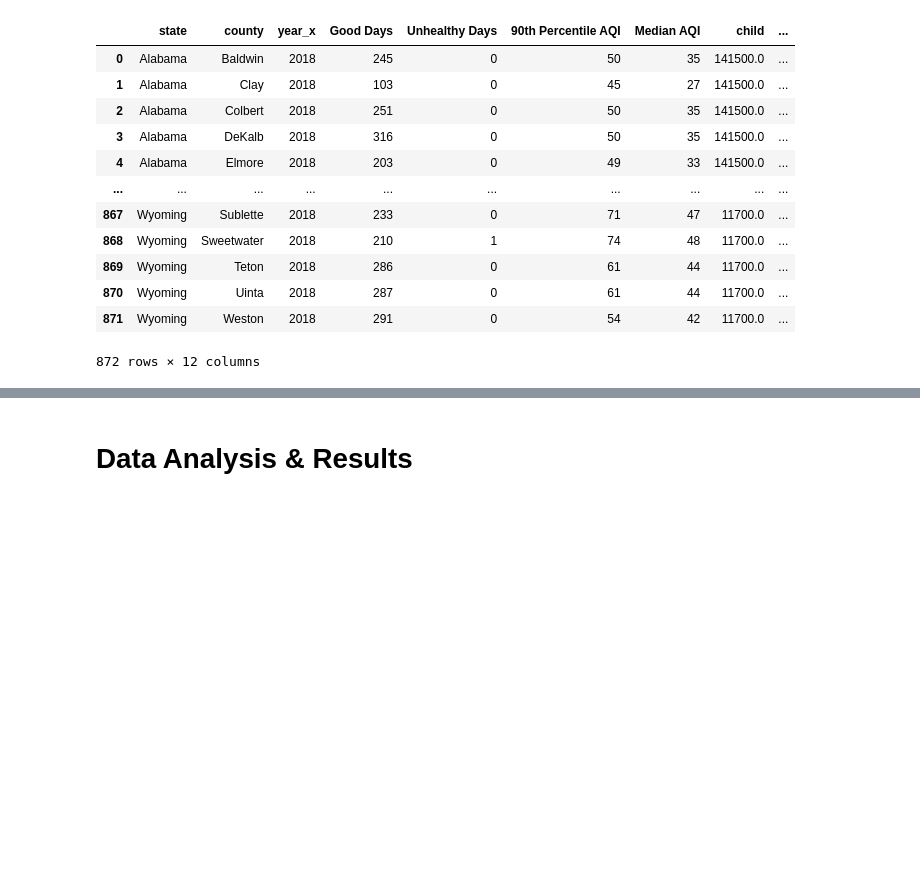
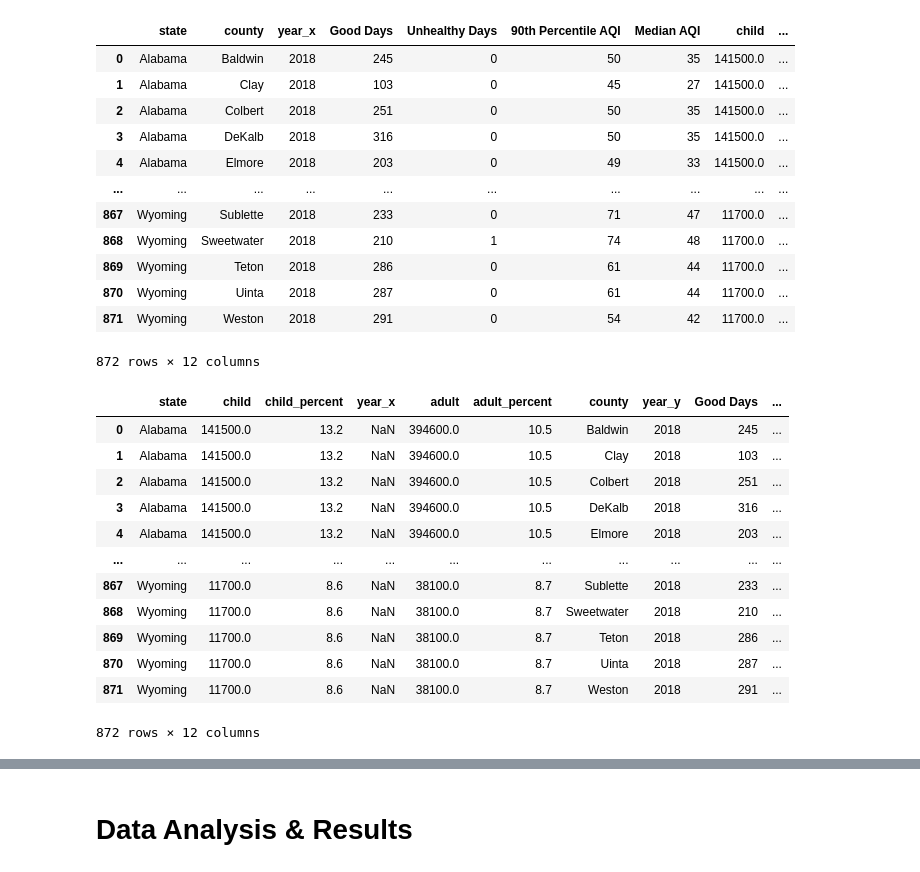
Before and after one commit to tintrungp/COGS108_Repo, a Jupyter notebook: FinalProjectGroup017Sp22.ipynb, the cells around one changed output, grey strips where cells are left out. Cells and saved outputs as stored; diff of their text form; code cells hidden in the pictures; blank space fills up the shorter version.

```diff
--- a/FinalProjectGroup017Sp22.ipynb
+++ b/FinalProjectGroup017Sp22.ipynb
@@ -458,3 +469,21 @@ aqi_state_asthma
 | 870 | Wyoming | Uinta | 2018 | 287 | 0 | 61 | 44 | 11700.0 | ... |
 | 871 | Wyoming | Weston | 2018 | 291 | 0 | 54 | 42 | 11700.0 | ... |
 872 rows × 12 columns
+# %%
+# merging the clean aqi by state and asthma by state df into one
+aqi_state_asthma = pd.merge(asthma, aqi_state, on='state')
+aqi_state_asthma
+# %% [output]
+|  | state | child | child_percent | year_x | adult | adult_percent | county | year_y | Good Days | ... |
+| 0 | Alabama | 141500.0 | 13.2 | NaN | 394600.0 | 10.5 | Baldwin | 2018 | 245 | ... |
+| 1 | Alabama | 141500.0 | 13.2 | NaN | 394600.0 | 10.5 | Clay | 2018 | 103 | ... |
+| 2 | Alabama | 141500.0 | 13.2 | NaN | 394600.0 | 10.5 | Colbert | 2018 | 251 | ... |
+| 3 | Alabama | 141500.0 | 13.2 | NaN | 394600.0 | 10.5 | DeKalb | 2018 | 316 | ... |
+| 4 | Alabama | 141500.0 | 13.2 | NaN | 394600.0 | 10.5 | Elmore | 2018 | 203 | ... |
+| ... | ... | ... | ... | ... | ... | ... | ... | ... | ... | ... |
+| 867 | Wyoming | 11700.0 | 8.6 | NaN | 38100.0 | 8.7 | Sublette | 2018 | 233 | ... |
+| 868 | Wyoming | 11700.0 | 8.6 | NaN | 38100.0 | 8.7 | Sweetwater | 2018 | 210 | ... |
+| 869 | Wyoming | 11700.0 | 8.6 | NaN | 38100.0 | 8.7 | Teton | 2018 | 286 | ... |
+| 870 | Wyoming | 11700.0 | 8.6 | NaN | 38100.0 | 8.7 | Uinta | 2018 | 287 | ... |
+| 871 | Wyoming | 11700.0 | 8.6 | NaN | 38100.0 | 8.7 | Weston | 2018 | 291 | ... |
+872 rows × 12 columns
```
Also changed, not shown: parts of 9 cells of this notebook.
